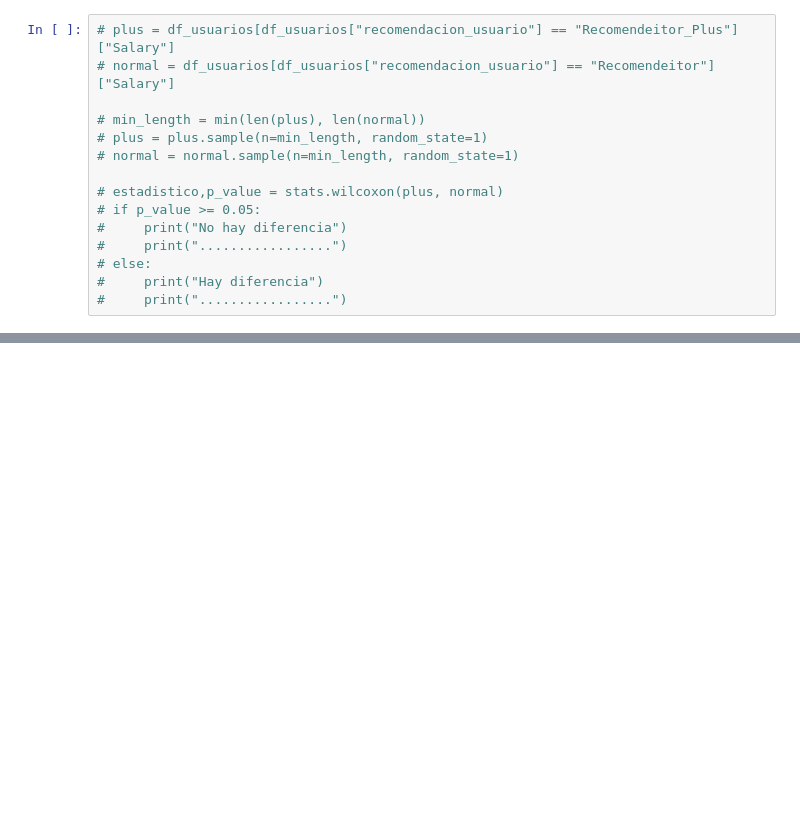
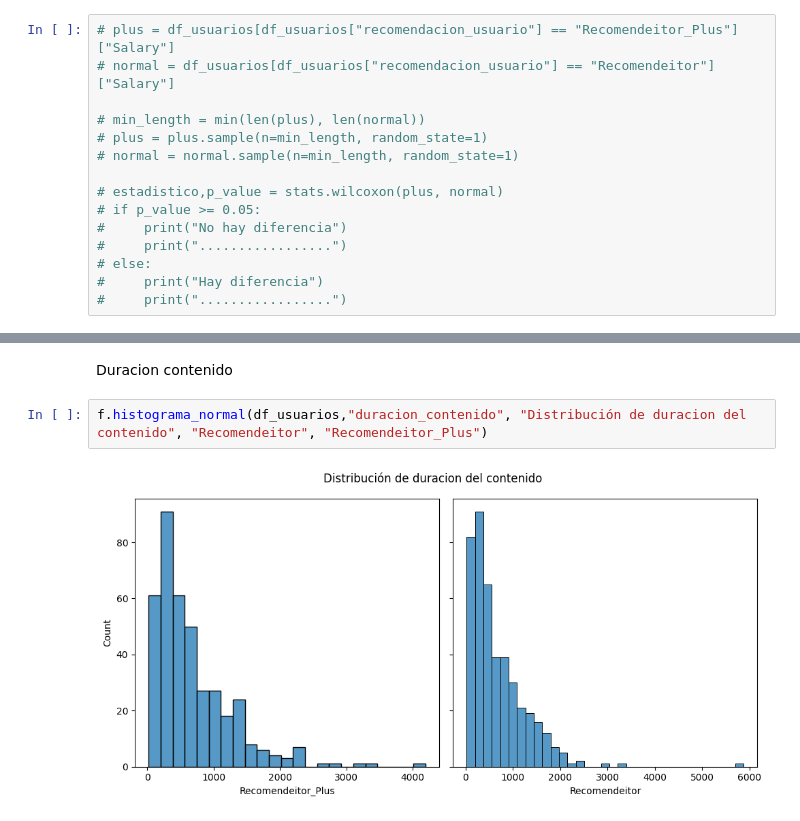
Before and after one commit to jgilsu11/Proyecto6-AB-Testing-Streaming, a Jupyter notebook: Notebooks/ABtesting.ipynb, the cells around one changed output, grey strips where cells are left out. Drawn from its saved outputs; the diff is of its cells as text; blank space fills up the shorter version.

```diff
--- a/Notebooks/ABtesting.ipynb
+++ b/Notebooks/ABtesting.ipynb
@@ -266,0 +356,6 @@ Como aun rellenando los nulos quedan diferencias en el tamaño de las muestras,
+# %% [markdown]
+Duracion contenido
+# %%
+f.histograma_normal(df_usuarios,"duracion_contenido", "Distribución de duracion del contenido", "Recomendeitor", "Recomendeitor_Plus")
+# %% [output]
+[figure, added]
```
Also changed, not shown: parts of 43 cells of this notebook, 1 other file.
